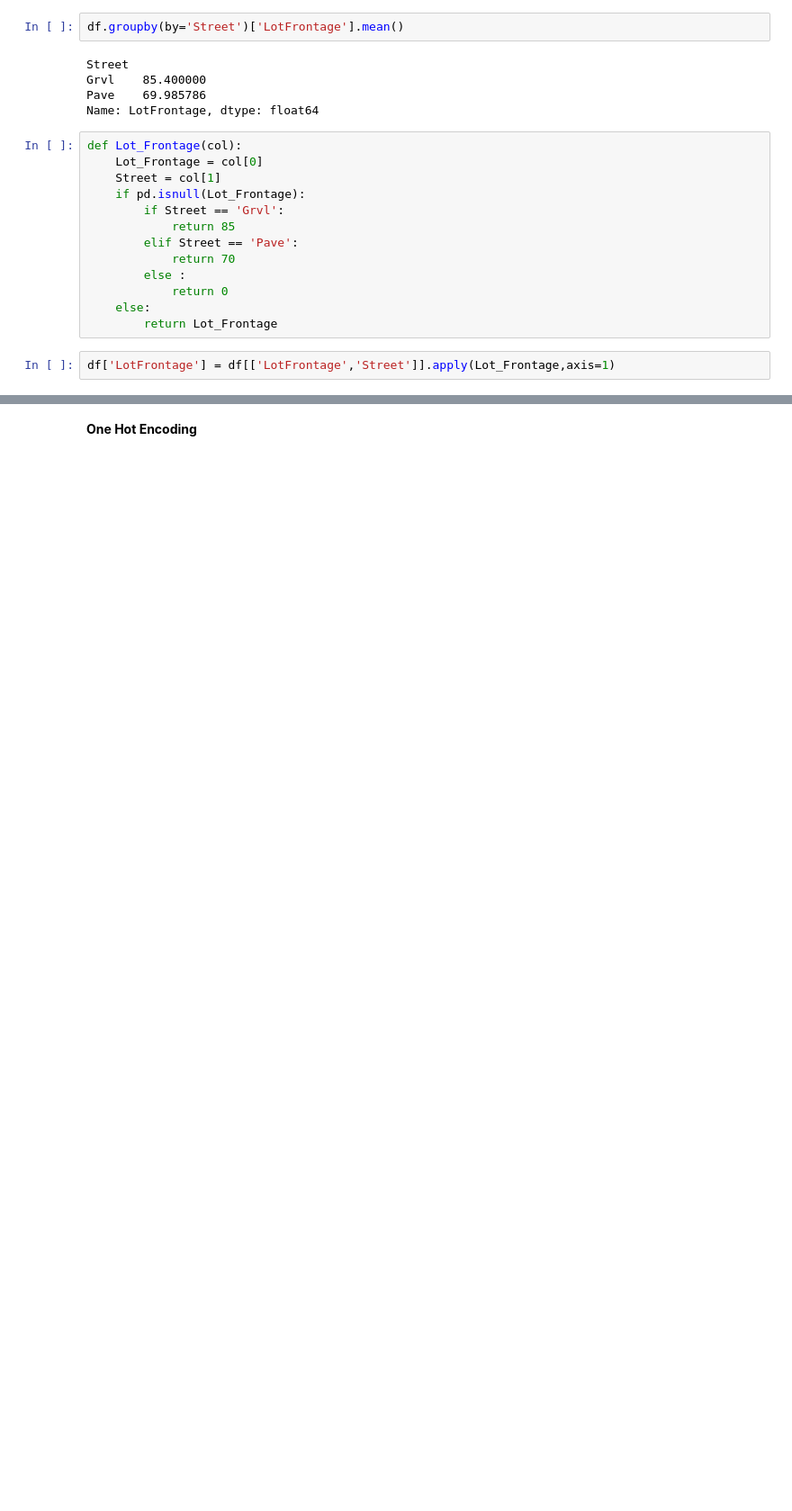
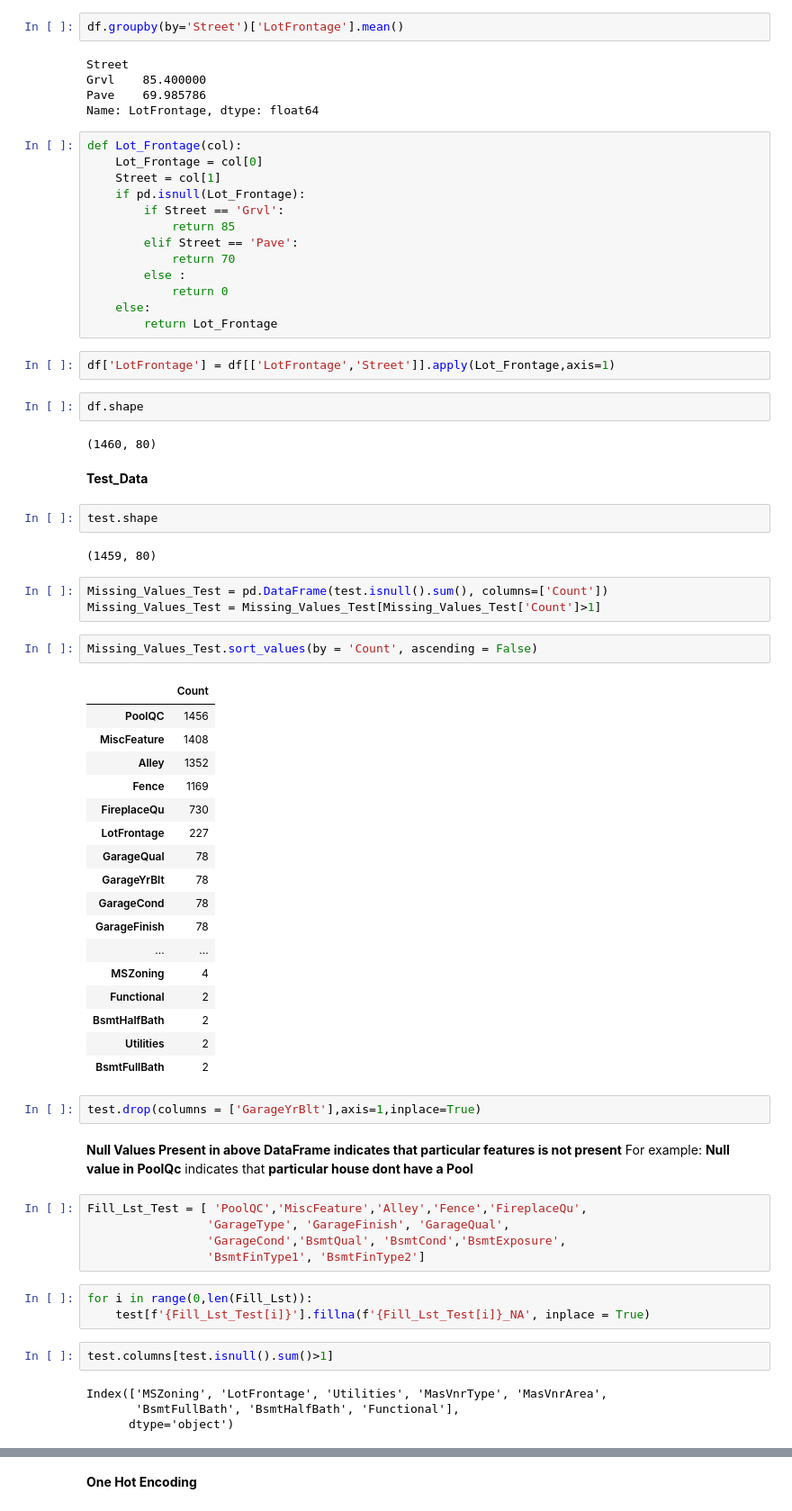
Before and after one commit to bhavarthakur9/House_Price_Predictions, a Jupyter notebook: House_Prices_Regression_Xgboost.ipynb, the cells around one changed output, grey strips where cells are left out. Shown at 90% size. Drawn from its saved outputs; the diff is of its cells as text; blank space fills up the shorter version.

```diff
--- a/House_Prices_Regression_Xgboost.ipynb
+++ b/House_Prices_Regression_Xgboost.ipynb
@@ -143,3 +153,54 @@ def Lot_Frontage(col):
         return Lot_Frontage
 # %%
 df['LotFrontage'] = df[['LotFrontage','Street']].apply(Lot_Frontage,axis=1)
+# %%
+df.shape
+# %% [output]
+(1460, 80)
+# %% [markdown]
+**Test_Data**
+# %%
+test.shape
+# %% [output]
+(1459, 80)
+# %%
+Missing_Values_Test = pd.DataFrame(test.isnull().sum(), columns=['Count'])
+Missing_Values_Test = Missing_Values_Test[Missing_Values_Test['Count']>1]
+# %%
+Missing_Values_Test.sort_values(by = 'Count', ascending = False)
+# %% [output]
+|  | Count |
+| PoolQC | 1456 |
+| MiscFeature | 1408 |
+| Alley | 1352 |
+| Fence | 1169 |
+| FireplaceQu | 730 |
+| LotFrontage | 227 |
+| GarageQual | 78 |
+| GarageYrBlt | 78 |
+| GarageCond | 78 |
+| GarageFinish | 78 |
+| ... | ... |
+| MSZoning | 4 |
+| Functional | 2 |
+| BsmtHalfBath | 2 |
+| Utilities | 2 |
+| BsmtFullBath | 2 |
+# %%
+test.drop(columns = ['GarageYrBlt'],axis=1,inplace=True)
+# %% [markdown]
+**Null Values Present in above DataFrame indicates that particular features is not present**  For example: **Null value in PoolQc** indicates that **particular house dont have a Pool**
+# %%
+Fill_Lst_Test = [ 'PoolQC','MiscFeature','Alley','Fence','FireplaceQu',
+                 'GarageType', 'GarageFinish', 'GarageQual',
+                 'GarageCond','BsmtQual', 'BsmtCond','BsmtExposure',
+                 'BsmtFinType1', 'BsmtFinType2']
+# %%
+for i in range(0,len(Fill_Lst)):
+    test[f'{Fill_Lst_Test[i]}'].fillna(f'{Fill_Lst_Test[i]}_NA', inplace = True)
+# %%
+test.columns[test.isnull().sum()>1]
+# %% [output]
+Index(['MSZoning', 'LotFrontage', 'Utilities', 'MasVnrType', 'MasVnrArea',
+       'BsmtFullBath', 'BsmtHalfBath', 'Functional'],
+      dtype='object')
```
Also changed, not shown: parts of 70 cells of this notebook.
